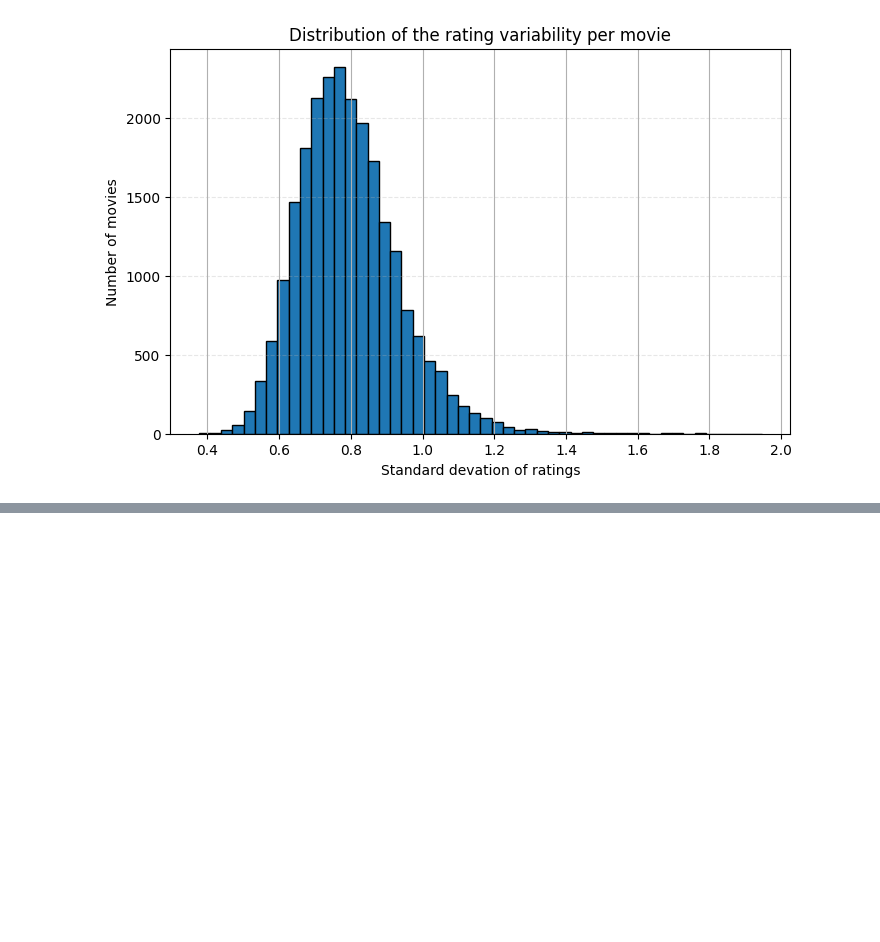
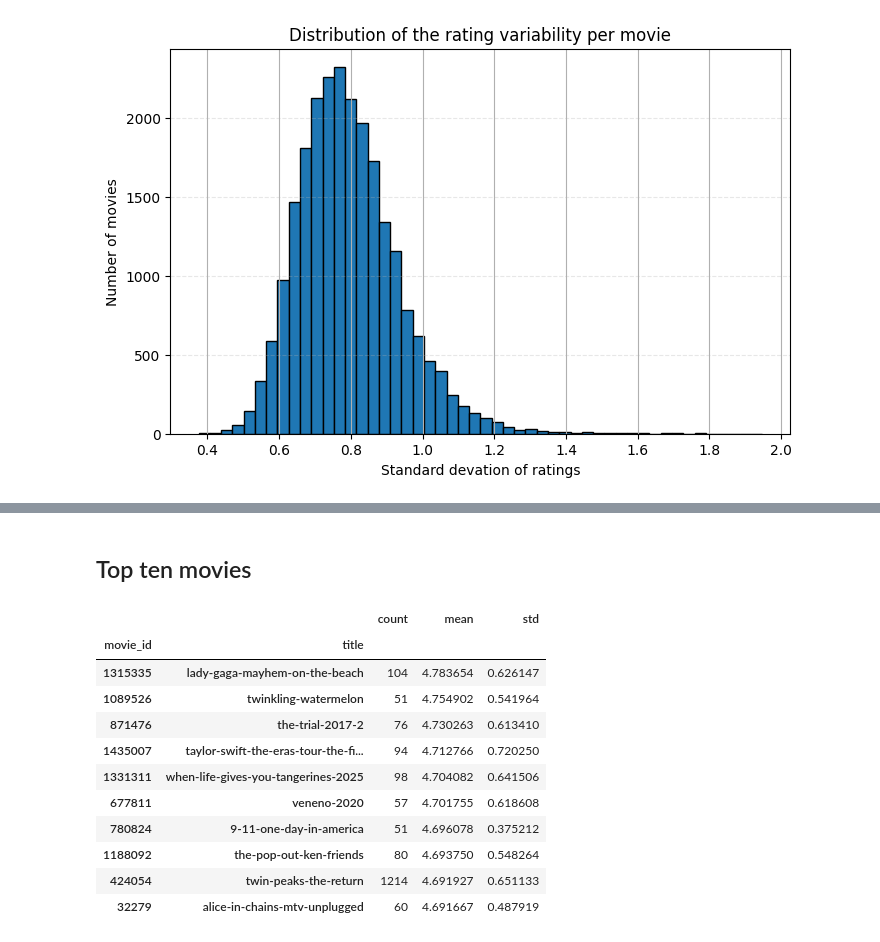
Before and after one commit to vishiblue/letterboxd-data-project, a Jupyter notebook: notebooks/01_data_loading.ipynb, the cells around one changed output, grey strips where cells are left out. Saved outputs shown, nothing was run; the diff lists cells and outputs as text; code cells hidden in the pictures; blank space fills up the shorter version.

```diff
--- a/notebooks/01_data_loading.ipynb
+++ b/notebooks/01_data_loading.ipynb
@@ -411,0 +430,18 @@ The distribution of the rating standard deviation appears roughly bell-shaped. T
+# %% [markdown]
+## Top ten movies
+# %%
+popular_movies = movie_stats[movie_stats["count"] >= 50]
+popular_movies.sort_values("mean", ascending=False).head(10)
+# %% [output]
+|  |  | count | mean | std |
+| movie_id | title |  |  |  |
+| 1315335 | lady-gaga-mayhem-on-the-beach | 104 | 4.783654 | 0.626147 |
+| 1089526 | twinkling-watermelon | 51 | 4.754902 | 0.541964 |
+| 871476 | the-trial-2017-2 | 76 | 4.730263 | 0.613410 |
+| 1435007 | taylor-swift-the-eras-tour-the-fi... | 94 | 4.712766 | 0.720250 |
+| 1331311 | when-life-gives-you-tangerines-2025 | 98 | 4.704082 | 0.641506 |
+| 677811 | veneno-2020 | 57 | 4.701755 | 0.618608 |
+| 780824 | 9-11-one-day-in-america | 51 | 4.696078 | 0.375212 |
+| 1188092 | the-pop-out-ken-friends | 80 | 4.693750 | 0.548264 |
+| 424054 | twin-peaks-the-return | 1214 | 4.691927 | 0.651133 |
+| 32279 | alice-in-chains-mtv-unplugged | 60 | 4.691667 | 0.487919 |
```
Also changed, not shown: parts of 10 cells of this notebook.
